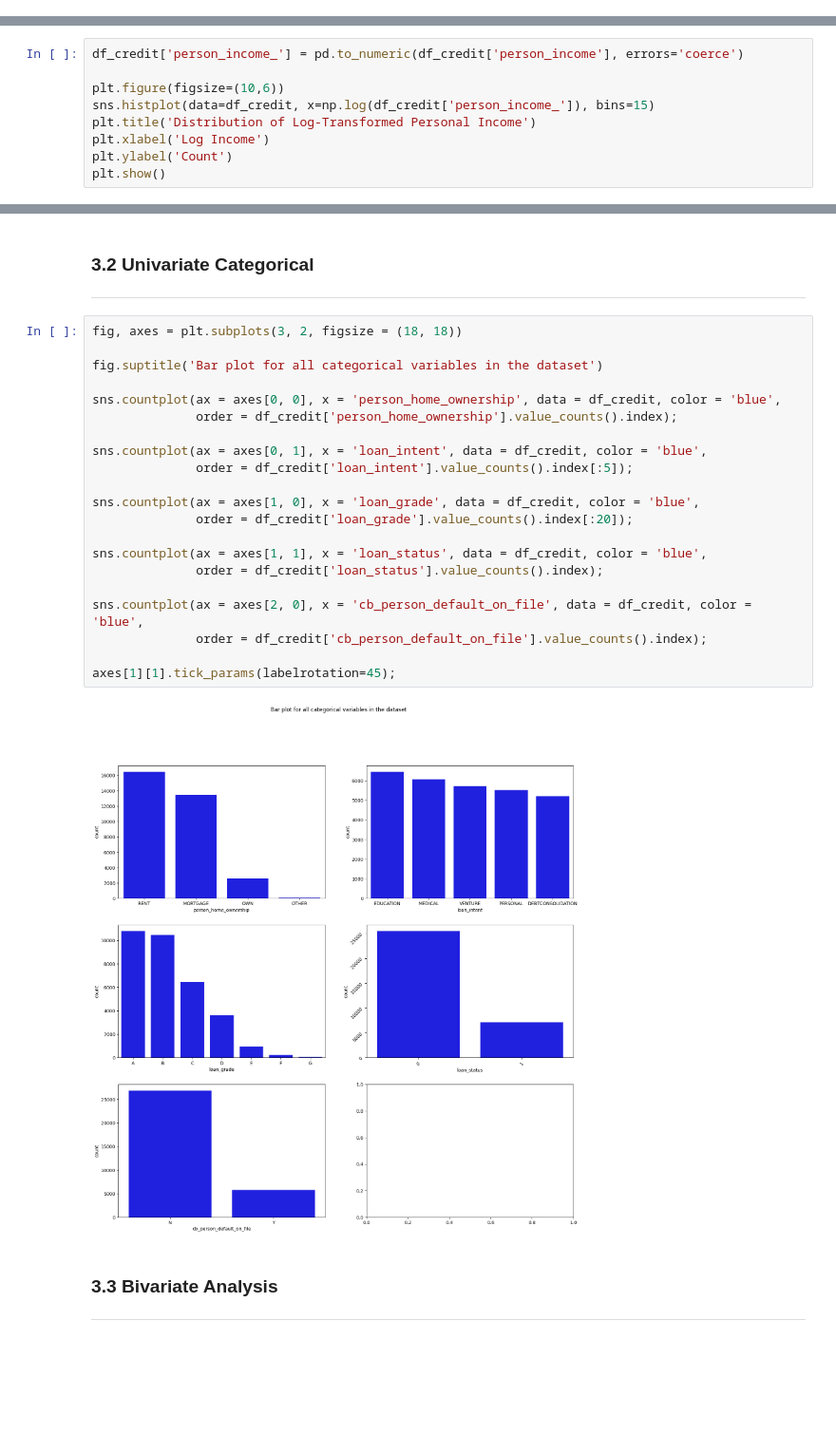
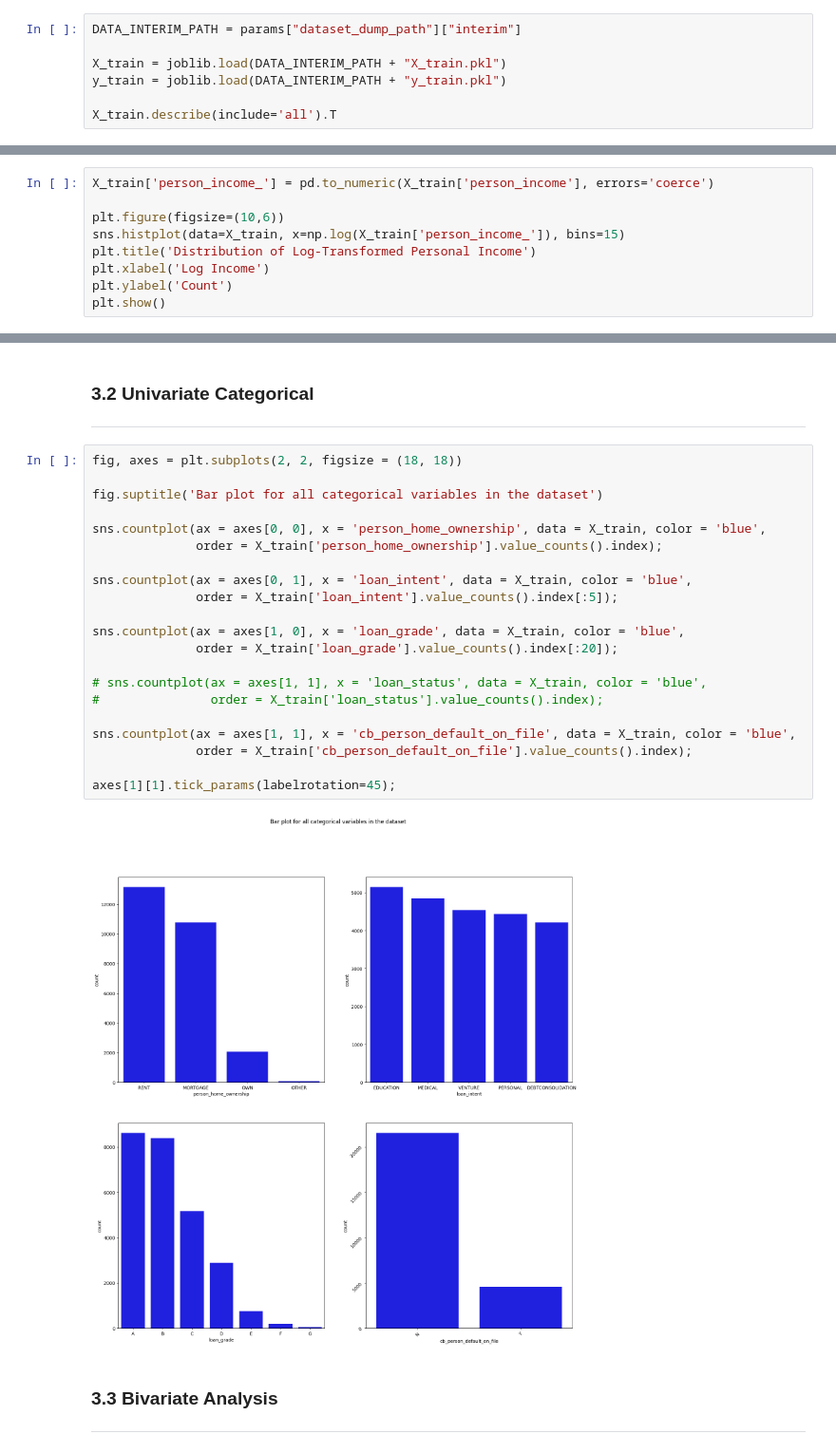
Before and after one commit to TOGICANDRA2734/Credit-Risk-Prediction, a Jupyter notebook: ml_process.ipynb, the cells around one changed output, grey strips where cells are left out. Shown at 95% size. Saved outputs shown, nothing was run; the diff lists cells and outputs as text; blank space fills up the shorter version.

Commit message:
fix EDA with X_train

```diff
--- a/ml_process.ipynb
+++ b/ml_process.ipynb
@@ -379,0 +364,7 @@ df_credit.describe(include='all').T
+# %%
+DATA_INTERIM_PATH = params["dataset_dump_path"]["interim"]
+
+X_train = joblib.load(DATA_INTERIM_PATH + "X_train.pkl")
+y_train = joblib.load(DATA_INTERIM_PATH + "y_train.pkl")
+
+X_train.describe(include='all').T
@@ -439,10 +454,10 @@ plt.show()
 #### **3.1.2 Income**
 ---
 # %%
-df_credit['person_income_'] = pd.to_numeric(df_credit['person_income'], errors='coerce')
+X_train['person_income_'] = pd.to_numeric(X_train['person_income'], errors='coerce')
 
 plt.figure(figsize=(10,6))
-sns.histplot(data=df_credit, x=np.log(df_credit['person_income_']), bins=15)
+sns.histplot(data=X_train, x=np.log(X_train['person_income_']), bins=15)
 plt.title('Distribution of Log-Transformed Personal Income')
 plt.xlabel('Log Income')
 plt.ylabel('Count')
@@ -567,28 +582,28 @@ plt.show()
 
 ---
 # %%
-fig, axes = plt.subplots(3, 2, figsize = (18, 18))
+fig, axes = plt.subplots(2, 2, figsize = (18, 18))
 
 fig.suptitle('Bar plot for all categorical variables in the dataset')
 
-sns.countplot(ax = axes[0, 0], x = 'person_home_ownership', data = df_credit, color = 'blue',
-              order = df_credit['person_home_ownership'].value_counts().index);
+sns.countplot(ax = axes[0, 0], x = 'person_home_ownership', data = X_train, color = 'blue',
+              order = X_train['person_home_ownership'].value_counts().index);
 
-sns.countplot(ax = axes[0, 1], x = 'loan_intent', data = df_credit, color = 'blue',
-              order = df_credit['loan_intent'].value_counts().index[:5]);
+sns.countplot(ax = axes[0, 1], x = 'loan_intent', data = X_train, color = 'blue',
+              order = X_train['loan_intent'].value_counts().index[:5]);
 
-sns.countplot(ax = axes[1, 0], x = 'loan_grade', data = df_credit, color = 'blue',
-              order = df_credit['loan_grade'].value_counts().index[:20]);
+sns.countplot(ax = axes[1, 0], x = 'loan_grade', data = X_train, color = 'blue',
+              order = X_train['loan_grade'].value_counts().index[:20]);
 
-sns.countplot(ax = axes[1, 1], x = 'loan_status', data = df_credit, color = 'blue',
-              order = df_credit['loan_status'].value_counts().index);
+# sns.countplot(ax = axes[1, 1], x = 'loan_status', data = X_train, color = 'blue',
+#               order = X_train['loan_status'].value_counts().index);
 
-sns.countplot(ax = axes[2, 0], x = 'cb_person_default_on_file', data = df_credit, color = 'blue',
-              order = df_credit['cb_person_default_on_file'].value_counts().index);
+sns.countplot(ax = axes[1, 1], x = 'cb_person_default_on_file', data = X_train, color = 'blue',
+              order = X_train['cb_person_default_on_file'].value_counts().index);
 
 axes[1][1].tick_params(labelrotation=45);
 # %% [output]
-[figure, old version]
+[figure, new version]
 # %% [markdown]
 ### **3.3 Bivariate Analysis**
 ---
```
Also changed, not shown: parts of 23 cells of this notebook, 1 other file.
